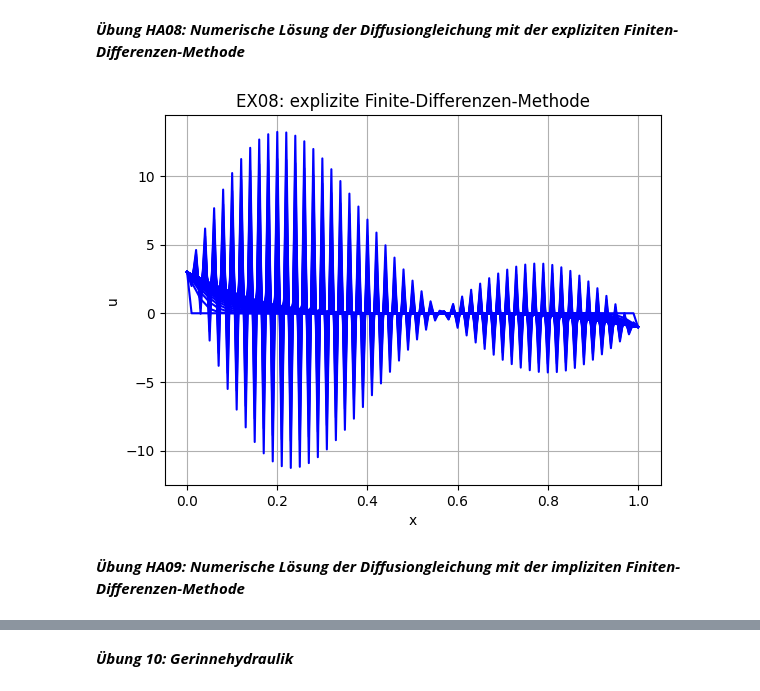
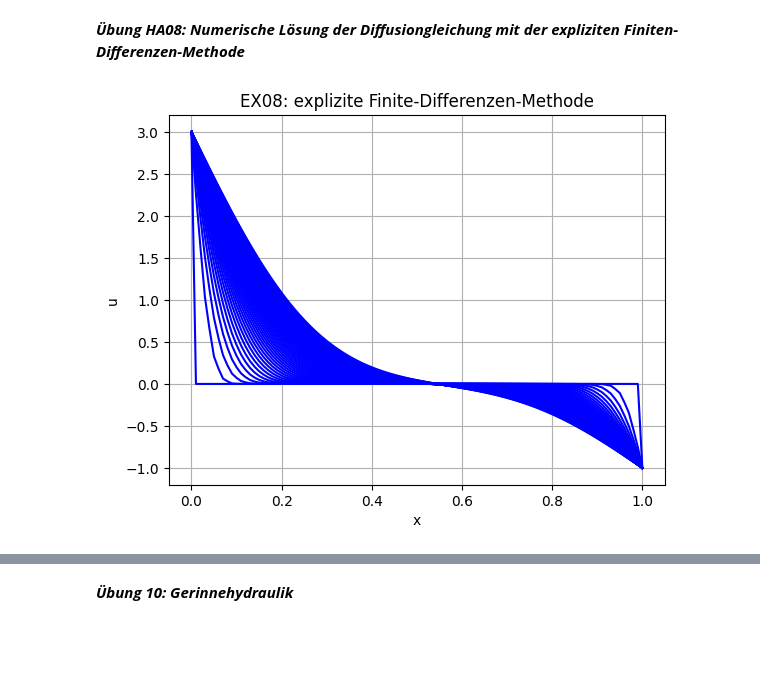
Before and after one commit to lenaawwrr/Hydro25, a Jupyter notebook: hydroinformatik-jupyter-notebook-lena-hernschier.ipynb, the cells around one changed output, grey strips where cells are left out. Saved outputs shown, nothing was run; the diff lists cells and outputs as text; code cells hidden in the pictures; blank space fills up the shorter version.

```diff
--- a/hydroinformatik-jupyter-notebook-lena-hernschier.ipynb
+++ b/hydroinformatik-jupyter-notebook-lena-hernschier.ipynb
@@ -227,7 +229,7 @@ x = np.zeros(nx+1)
 dx = 1./nx
 t = [0.01]
 nt = 500 #wieviele Zeitschritte bis zum stationären Zustand
-dt = 0.505 * dx*dx / alpha
+dt = 0.49 * dx*dx / alpha
 Ne = alpha * dt / (dx*dx)
 ##field function
 u = np.zeros(nx+1)
@@ -237,33 +239,31 @@ u_ic = 0.
 for i in range(nx+1):
 	x[i] = 0
 	u[i] = 0
 	uo[i] = 0
 #boundary conditions
 u_bc_l = 3.
 u_bc_r = -1.
 u[0] = uo[0] = u_bc_l
 u[nx] = uo[nx] = u_bc_r
 #initial state
 for i in range(0,nx+1):
     x[i] = (float(i)/float(nx))
 plt.plot(x,u,color='blue')
 #fdm-explicit
 for n in range(1,nt):
 	for i in range(1,nx):
 		u[i] = uo[i] + Ne *(uo[i-1] - 2*uo[i] + uo[i+1])
 	if(n % 10 == 0):
 	    plt.plot(x,u,color='blue')
 	for i in range(1,nx):
 		uo[i] = u[i]
 #plots
 plt.title('EX08: explizite Finite-Differenzen-Methode')
 plt.xlabel('x')
 plt.ylabel('u')
 plt.axis('tight')
 plt.grid()
 plt.savefig("fdm-explicit.png")
 plt.show()
 # %% [output]
-[figure, old version]
+[figure, new version]
-# %% [markdown]
-***Übung HA09: Numerische Lösung der Diffusiongleichung mit der impliziten Finiten-Differenzen-Methode***
```
Also changed, not shown: parts of 4 cells of this notebook.
